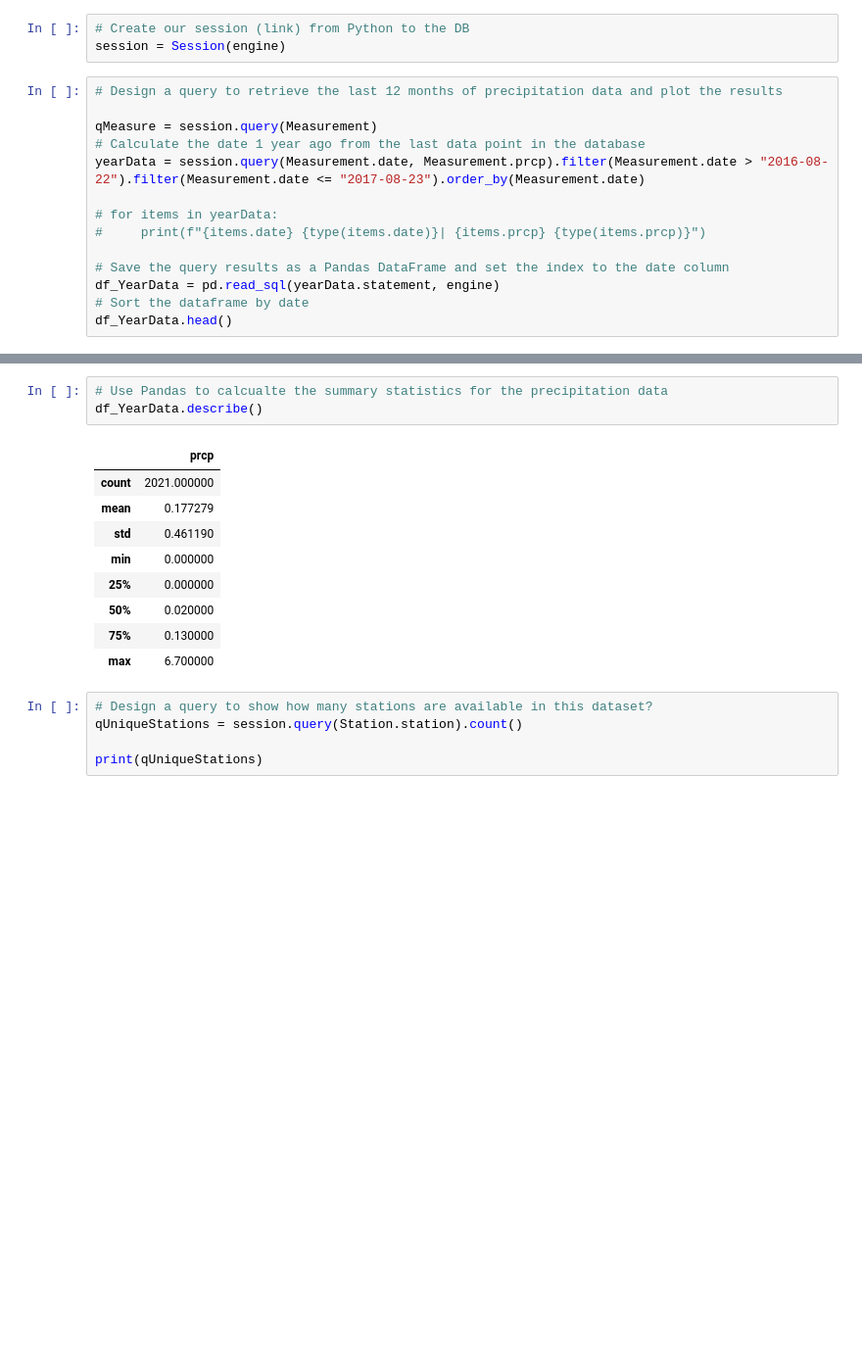
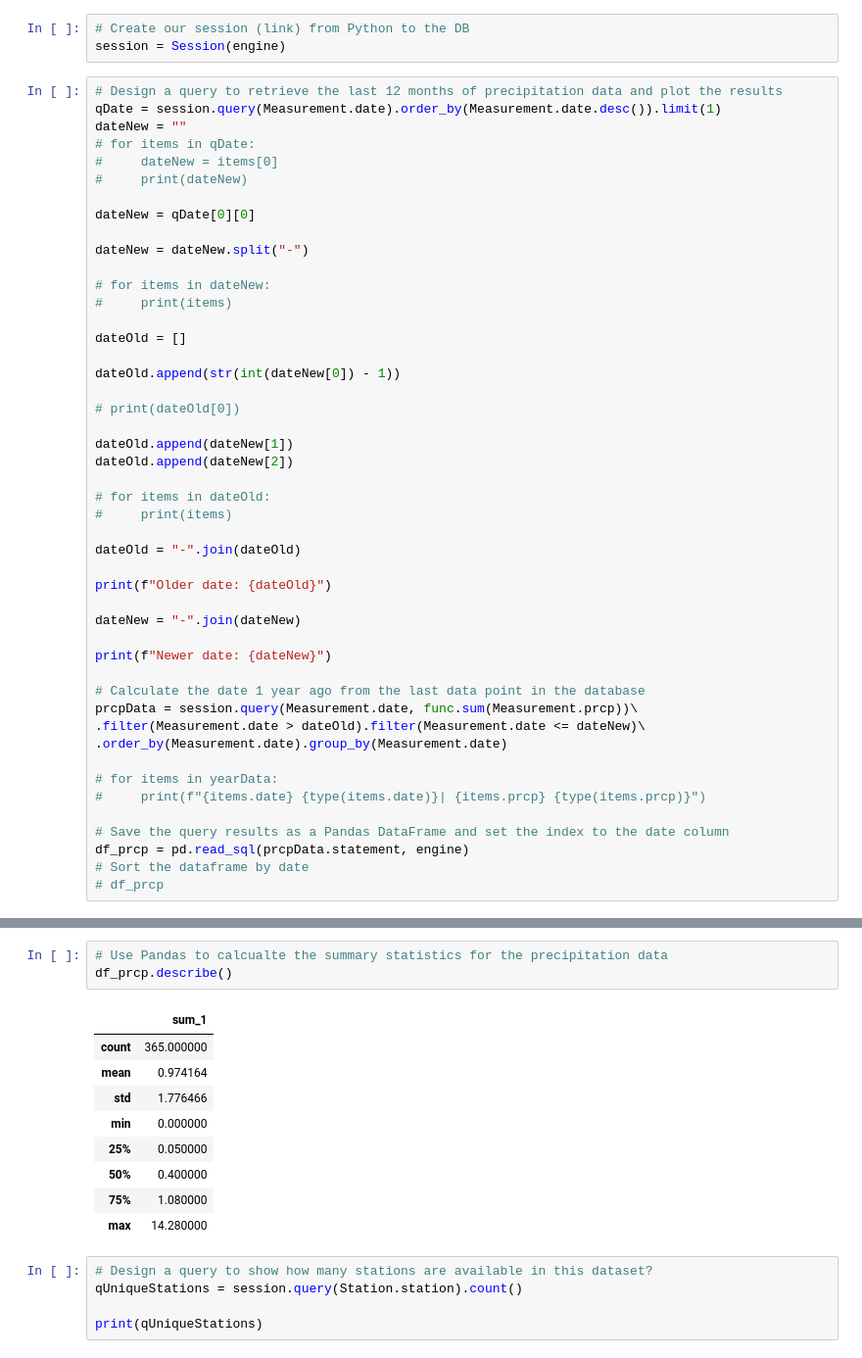
Before and after one commit to feldsteina/Hawaii, a Jupyter notebook: climate_starter.ipynb, the cells around one changed output, grey strips where cells are left out. Shown: that part at 98% size. Drawn from its saved outputs; the diff is of its cells as text; blank space fills up the shorter version.

```diff
--- a/climate_starter.ipynb
+++ b/climate_starter.ipynb
@@ -35,16 +35,49 @@ Station = Base.classes.station
 session = Session(engine)
 # %%
 # Design a query to retrieve the last 12 months of precipitation data and plot the results
+qDate = session.query(Measurement.date).order_by(Measurement.date.desc()).limit(1)
+dateNew = ""
+# for items in qDate:
+#     dateNew = items[0]
+#     print(dateNew)
 
-qMeasure = session.query(Measurement)
+dateNew = qDate[0][0]
+
+dateNew = dateNew.split("-")
+
+# for items in dateNew:
+#     print(items)
+
+dateOld = []
+
+dateOld.append(str(int(dateNew[0]) - 1))
+
+# print(dateOld[0])
+
+dateOld.append(dateNew[1])
+dateOld.append(dateNew[2])
+
+# for items in dateOld:
+#     print(items)
+
+dateOld = "-".join(dateOld)
+
+print(f"Older date: {dateOld}")
+
+dateNew = "-".join(dateNew)
+
+print(f"Newer date: {dateNew}")
+
 # Calculate the date 1 year ago from the last data point in the database
-yearData = session.query(Measurement.date, Measurement.prcp).filter(Measurement.date > "2016-08-22").filter(Measurement.date <= "2017-08-23").order_by(Measurement.date)
+prcpData = session.query(Measurement.date, func.sum(Measurement.prcp))\
+.filter(Measurement.date > dateOld).filter(Measurement.date <= dateNew)\
+.order_by(Measurement.date).group_by(Measurement.date)
 
 # for items in yearData:
 #     print(f"{items.date} {type(items.date)}| {items.prcp} {type(items.prcp)}")
 
 # Save the query results as a Pandas DataFrame and set the index to the date column
-df_YearData = pd.read_sql(yearData.statement, engine)
+df_prcp = pd.read_sql(prcpData.statement, engine)
 # Sort the dataframe by date
-df_YearData.head()
+# df_prcp
 # %% [output]
@@ -66,17 +98,17 @@ plt.show()
 [interactive output not drawn]
 # %%
 # Use Pandas to calcualte the summary statistics for the precipitation data
-df_YearData.describe()
+df_prcp.describe()
 # %% [output]
-|  | prcp |
-| count | 2021.000000 |
-| mean | 0.177279 |
-| std | 0.461190 |
+|  | sum_1 |
+| count | 365.000000 |
+| mean | 0.974164 |
+| std | 1.776466 |
 | min | 0.000000 |
-| 25% | 0.000000 |
-| 50% | 0.020000 |
-| 75% | 0.130000 |
-| max | 6.700000 |
+| 25% | 0.050000 |
+| 50% | 0.400000 |
+| 75% | 1.080000 |
+| max | 14.280000 |
 # %%
 # Design a query to show how many stations are available in this dataset?
 qUniqueStations = session.query(Station.station).count()
```
Also changed, not shown: parts of 7 cells of this notebook, 3 other files.
